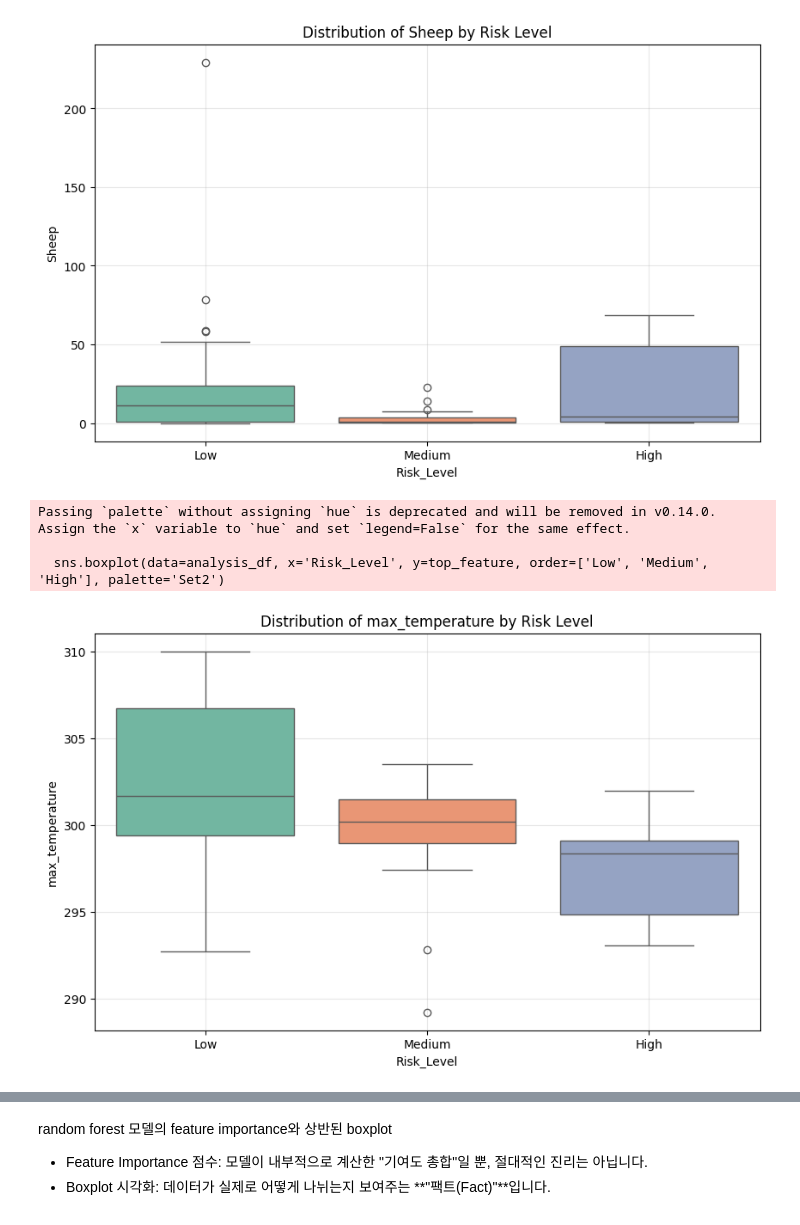
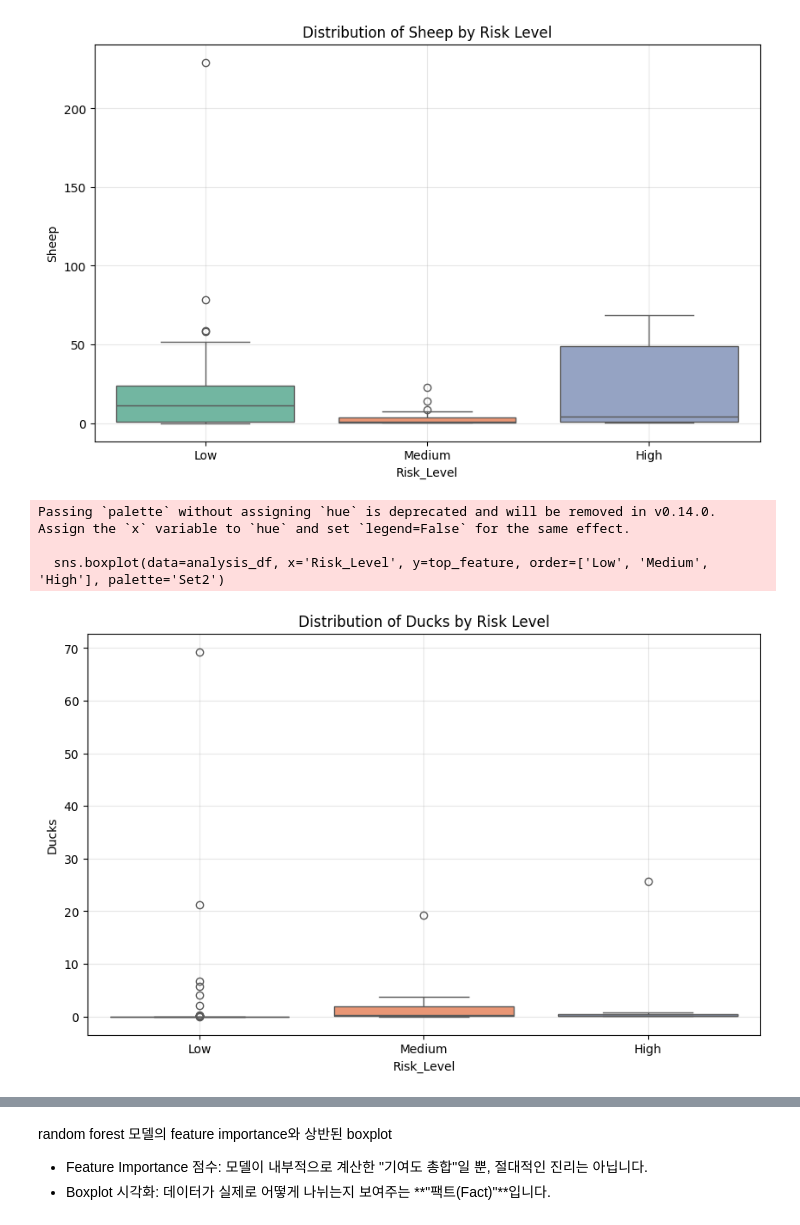
Before and after one commit to sseongyunn/africa-hiv-prediction-ml, a Jupyter notebook: src/random_forest/rf_analysis.ipynb, the cells around one changed output, grey strips where cells are left out. Drawn from its saved outputs; the diff is of its cells as text; code cells hidden in the pictures.

```diff
--- a/src/random_forest/rf_analysis.ipynb
+++ b/src/random_forest/rf_analysis.ipynb
@@ -83,10 +86,19 @@ y shape: (473,)
 Train set: 378 samples (79.9%)
 Test set: 95 samples (20.1%)
 # %%
-#  랜덤포레스트
-rf = RandomForestClassifier(random_state = 0)
+from sklearn.metrics import classification_report
+
+# K-means  랜덤포레스트
+rf = RandomForestClassifier(
+    n_estimators=90,
+    random_state=42
+    )
 rf.fit(X_train, y_train)
 pred = rf.predict(X_test)
 accuracy = accuracy_score(y_test, pred)
-print('자연발생 클러스터링 기반 랜덤 포레스트 정확도: {:.4f}'.format(accuracy))
+print('K-means 클러스터링 기반 랜덤 포레스트 정확도: {:.4f}'.format(accuracy))
+
+# 평가
+pred = rf.predict(X_test)
+print(classification_report(y_test, pred))
 # %% [output]
@@ -100,3 +121,21 @@ Requirement already satisfied: scipy<2,>=1.11.4 in /Users/sseongyunn/.pyenv/vers
 Requirement already satisfied: scikit-learn<2,>=1.4.2 in /Users/sseongyunn/.pyenv/versions/3.12.2/lib/python3.12/site-packages (from imbalanced-learn) (1.7.0)
 Requirement already satisfied: joblib<2,>=1.2.0 in /Users/sseongyunn/.pyenv/versions/3.12.2/lib/python3.12/site-packages (from imbalanced-learn) (1.5.1)
 Requirement already satisfied: threadpoolctl<4,>=2.0.0 in /Users/sseongyunn/.pyenv/versions/3.12.2/lib/python3.12/site-packages (from imbalanced-learn) (3.6.0)
+# %%
+from sklearn.ensemble import RandomForestClassifier
+from sklearn.metrics import classification_report, accuracy_score
+
+# class_weight='balanced' 또는 'balanced_subsample' 옵션 사용
+# 'balanced': 전체 데이터 비율의 역수로 가중치 자동 부여
+# 'balanced_subsample': 각 트리를 만들 때 샘플링된 데이터 기준으로 가중치 부여 (더 정교함)
+rf = RandomForestClassifier(
+    n_estimators=90,
+    class_weight='balanced_subsample', # 핵심!
+    random_state=42
+)
+rf.fit(X_train, y_train)
+pred = rf.predict(X_test)
+accuracy = accuracy_score(y_test, pred)
+
+print("Complaint Level (Kmeans) Classification Accuracy:", round(accuracy_score(y_test, pred), 3))
+print(classification_report(y_test, pred, target_names=['Low', 'Mid', 'High']))
@@ -573,16 +623,16 @@ Passing `palette` without assigning `hue` is deprecated and will be removed in v
   sns.boxplot(data=analysis_df, x='Risk_Level', y=top_feature, order=['Low', 'Medium', 'High'], palette='Set2')
 [figure]
 # %%
-top_feature = feature_imp.iloc[6]['Feature']
+top_feature = feature_imp.iloc[2]['Feature']
 
 plt.figure(figsize=(10, 6))
 sns.boxplot(data=analysis_df, x='Risk_Level', y=top_feature, order=['Low', 'Medium', 'High'], palette='Set2')
 plt.title(f'Distribution of {top_feature} by Risk Level')
 plt.grid(True, alpha=0.3)
 plt.show()
 # %% [output]
 Passing `palette` without assigning `hue` is deprecated and will be removed in v0.14.0. Assign the `x` variable to `hue` and set `legend=False` for the same effect.
 
   sns.boxplot(data=analysis_df, x='Risk_Level', y=top_feature, order=['Low', 'Medium', 'High'], palette='Set2')
-[figure, old version]
+[figure, new version]
 # %%
```
Also changed, not shown: parts of 7 cells of this notebook, 9 other files.
